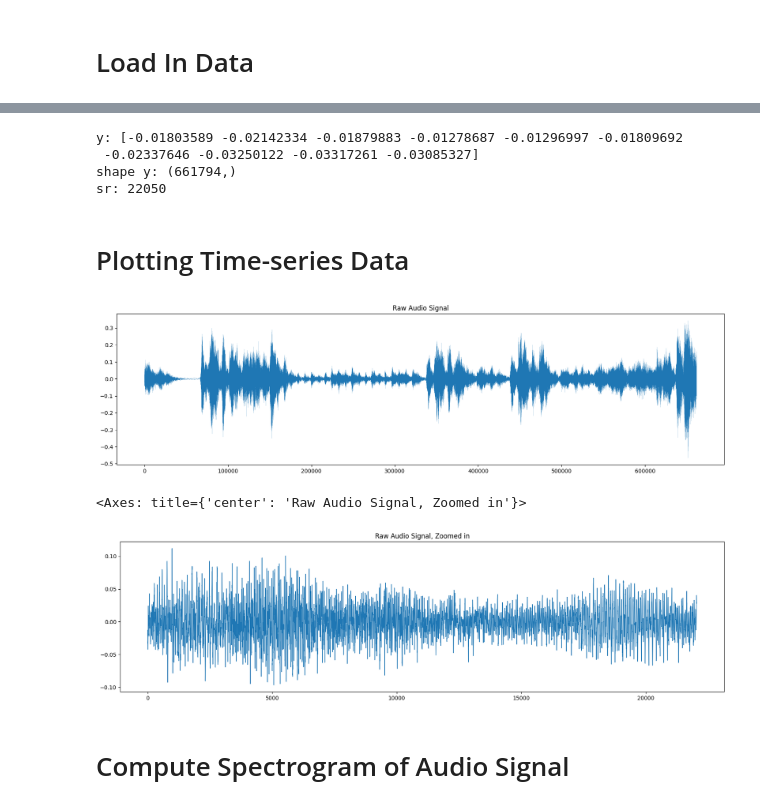
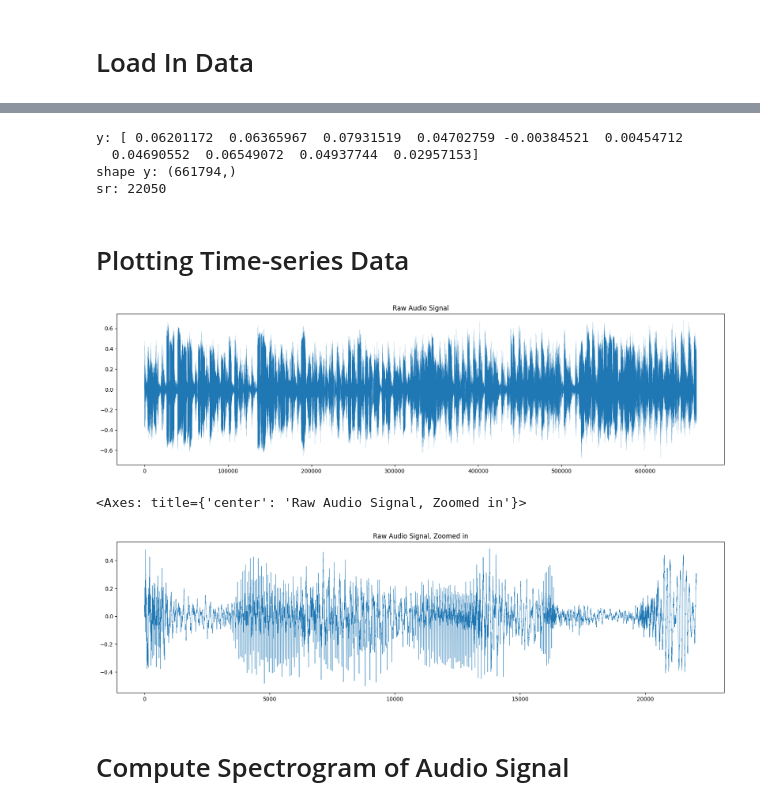
Before and after one commit to swimmingpeas/378-Project, a Jupyter notebook: messing_around.ipynb, the cells around one changed output, grey strips where cells are left out. Drawn from its saved outputs; the diff is of its cells as text; code cells hidden in the pictures.

```diff
--- a/messing_around.ipynb
+++ b/messing_around.ipynb
@@ -30,7 +30,7 @@ ipd.Audio(train_files[0])
 # Load the audio file using librosa
 # y = audio time series
 # sr = sampling rate of y
-y, sr = librosa.load(train_files[1])
+y, sr = librosa.load(train_files[787])
 
 
 print(f'y: {y[:10]}')
@@ -39,8 +39,8 @@ print(f'shape y: {y.shape}')
 # print the sample rate of the audio file
 print(f'sr: {sr}')
 # %% [output]
-y: [-0.01803589 -0.02142334 -0.01879883 -0.01278687 -0.01296997 -0.01809692
- -0.02337646 -0.03250122 -0.03317261 -0.03085327]
+y: [ 0.06201172  0.06365967  0.07931519  0.04702759 -0.00384521  0.00454712
+  0.04690552  0.06549072  0.04937744  0.02957153]
 shape y: (661794,)
 sr: 22050
 # %% [markdown]
@@ -48,13 +48,13 @@ sr: 22050
 # %%
 
 pd.Series(y).plot(figsize=(20, 5), lw=0.1, title='Raw Audio Signal')
 plt.show()
 
-pd.Series(y[:22050]).plot(figsize=(20, 5), lw=1, title='Raw Audio Signal, Zoomed in')
+pd.Series(y[:22050]).plot(figsize=(20, 5), lw=.5, title='Raw Audio Signal, Zoomed in')
 # %% [output]
-[figure, old version]
+[figure, new version]
 <Axes: title={'center': 'Raw Audio Signal, Zoomed in'}>
-[figure, old version]
+[figure, new version]
 # %% [markdown]
 # Compute Spectrogram of Audio Signal
 # %%
```
Also changed, not shown: parts of 5 cells of this notebook, 11 other files.
